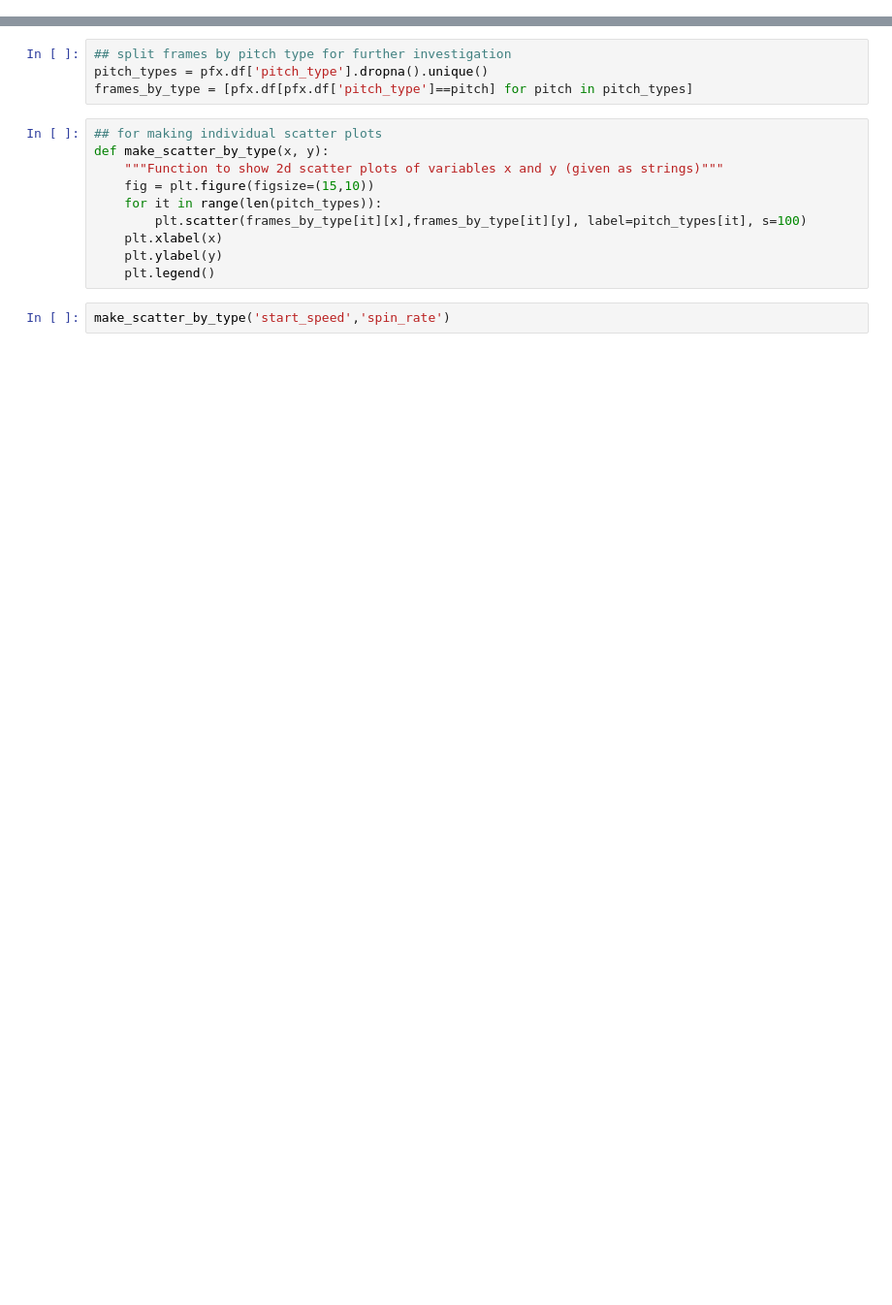
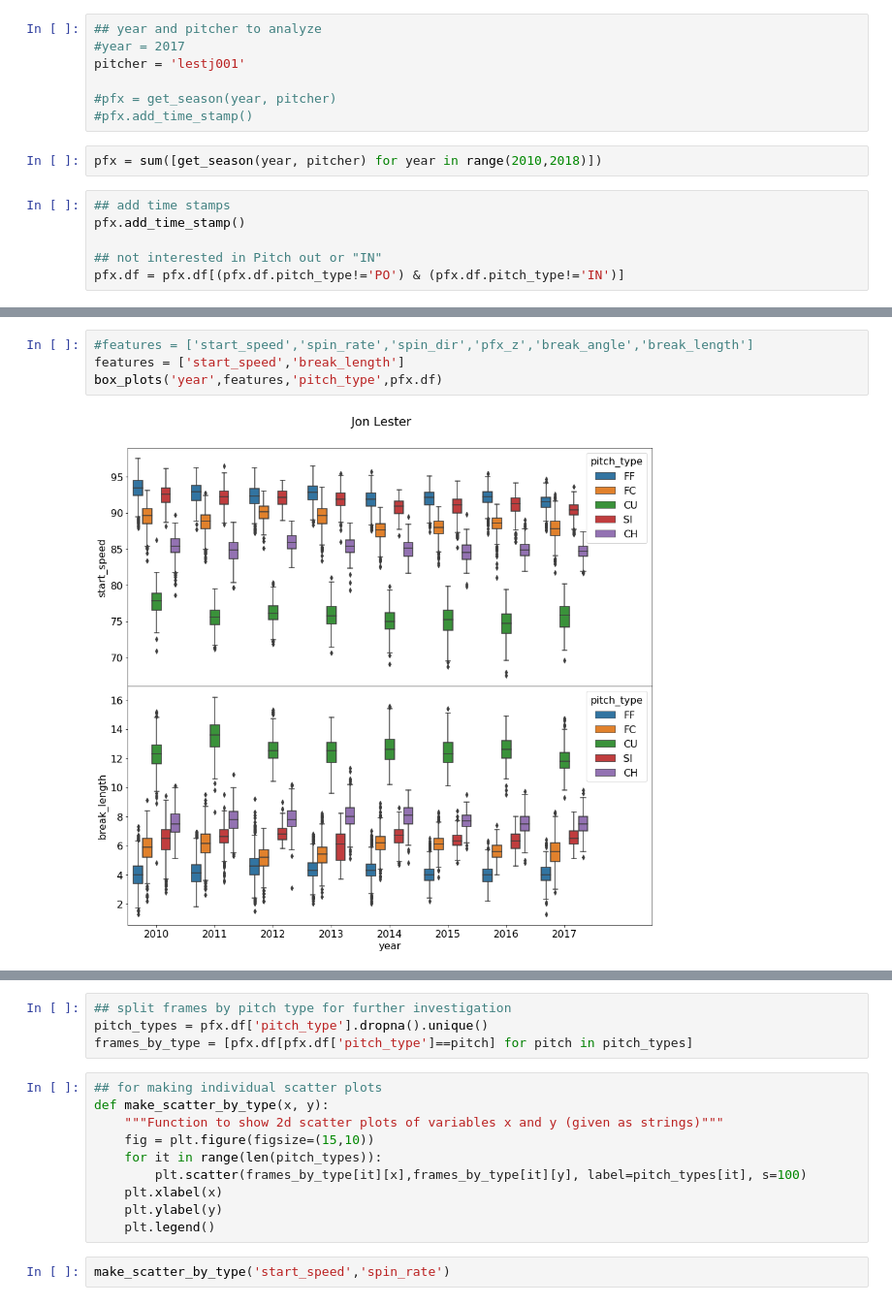
Before and after one commit to tmulholland/baseball, a Jupyter notebook: example_notebook.ipynb, the cells around one changed output, grey strips where cells are left out. Shown at 97% size. Cells and saved outputs as stored; diff of their text form; blank space fills up the shorter version.

```diff
--- a/example_notebook.ipynb
+++ b/example_notebook.ipynb
@@ -22,0 +33,15 @@ pfx.filter_by_pitchers(pitcher)
+# %%
+## year and pitcher to analyze
+#year = 2017
+pitcher = 'lestj001'
+
+#pfx = get_season(year, pitcher)
+#pfx.add_time_stamp()
+# %%
+pfx = sum([get_season(year, pitcher) for year in range(2010,2018)])
+# %%
+## add time stamps
+pfx.add_time_stamp()
+
+## not interested in Pitch out or "IN"
+pfx.df = pfx.df[(pfx.df.pitch_type!='PO') & (pfx.df.pitch_type!='IN')]
@@ -22,0 +101,6 @@ pfx.filter_by_pitchers(pitcher)
+# %%
+#features = ['start_speed','spin_rate','spin_dir','pfx_z','break_angle','break_length']
+features = ['start_speed','break_length']
+box_plots('year',features,'pitch_type',pfx.df)
+# %% [output]
+[figure, added]
```
Also changed, not shown: parts of 8 cells of this notebook, 4 other files.
